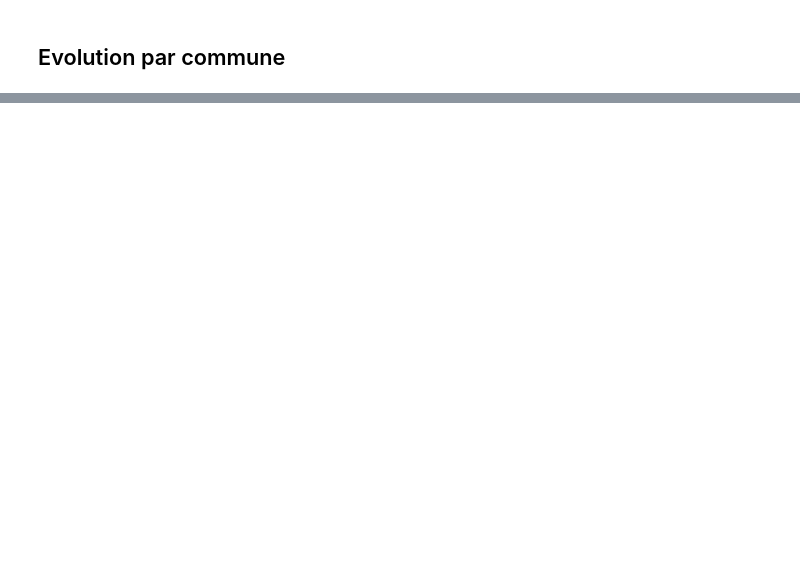
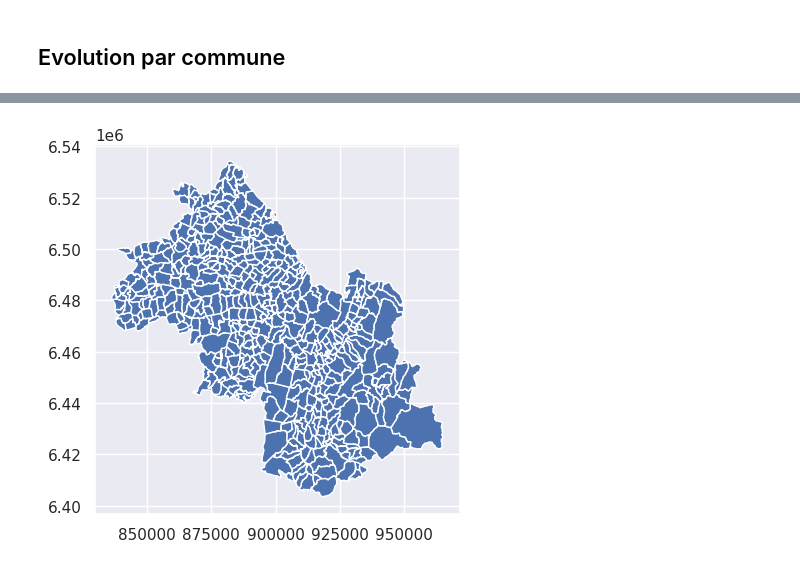
Before and after one commit to dthonon/pna_loup_suivi, a Jupyter notebook: notebook/Analyse-38.ipynb, the cells around one changed output, grey strips where cells are left out. Saved outputs shown, nothing was run; the diff lists cells and outputs as text; code cells hidden in the pictures; blank space fills up the shorter version.

```diff
--- a/notebook/Analyse-38.ipynb
+++ b/notebook/Analyse-38.ipynb
@@ -216,0 +218,9 @@ par_commune
+# %%
+gis_dir = "/home/daniel/Data/SIG/ADMIN-EXPRESS/1_DONNEES_LIVRAISON_2021-11-16/ADE_3-1_SHP_LAMB93_FR/"
+departements = gpd.read_file(gis_dir + "DEPARTEMENT.shp")
+communes = gpd.read_file(gis_dir + "COMMUNE.shp")
+communes_38 = communes.query("INSEE_DEP == '38'")
+# %%
+communes_38[["geometry"]].plot();
+# %% [output]
+[figure, added]
```
Also changed, not shown: parts of 4 cells of this notebook, 2 other files.
